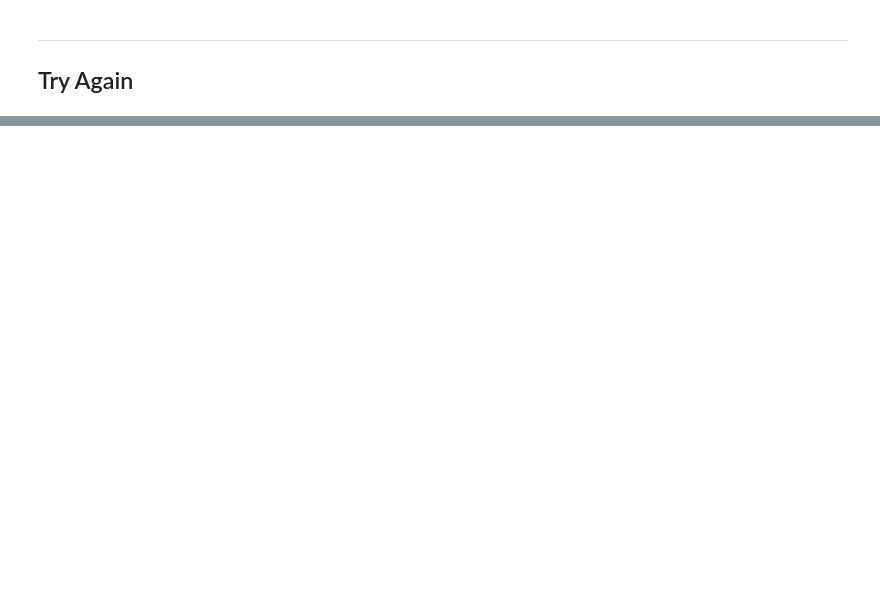
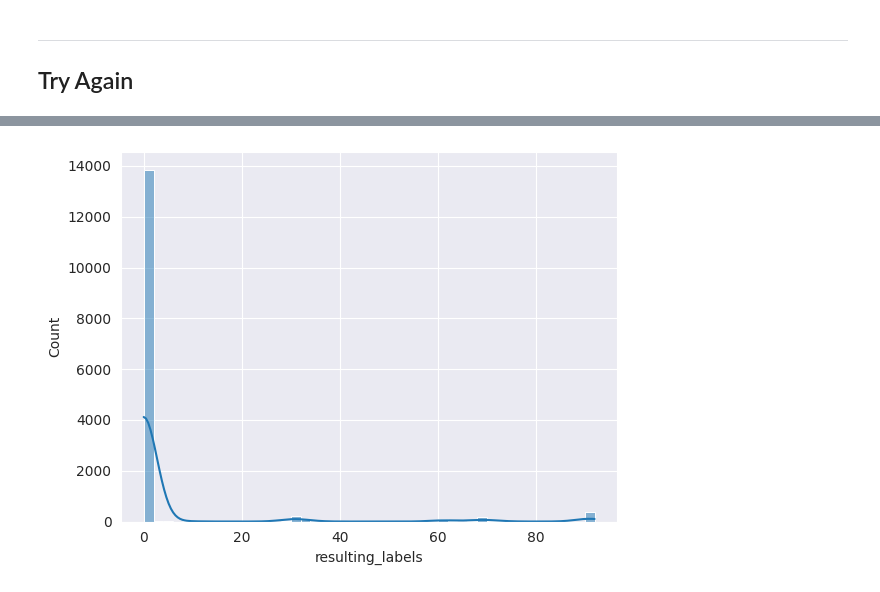
Before and after one commit to Dpbm/qcop, a Jupyter notebook: notebooks/fix-measurements.ipynb, the cells around one changed output, grey strips where cells are left out. Drawn from its saved outputs; the diff is of its cells as text; code cells hidden in the pictures; blank space fills up the shorter version.

```diff
--- a/notebooks/fix-measurements.ipynb
+++ b/notebooks/fix-measurements.ipynb
@@ -465,0 +524,5 @@ to_save.to_csv(FILE, index=False)
+# %%
+
+new_test = df[df.resulting_labels <= df.resulting_labels.quantile(0.25)]
+remain = df[df.resulting_labels > df.resulting_labels.quantile(0.25)]
+new_test.head()
@@ -465,0 +536,5 @@ to_save.to_csv(FILE, index=False)
+# %%
+sns.histplot(data=new_test, x="resulting_labels", binwidth=2, kde=True)
+plt.show()
+# %% [output]
+[figure, added]
```
Also changed, not shown: parts of 50 cells of this notebook, 8 other files.
